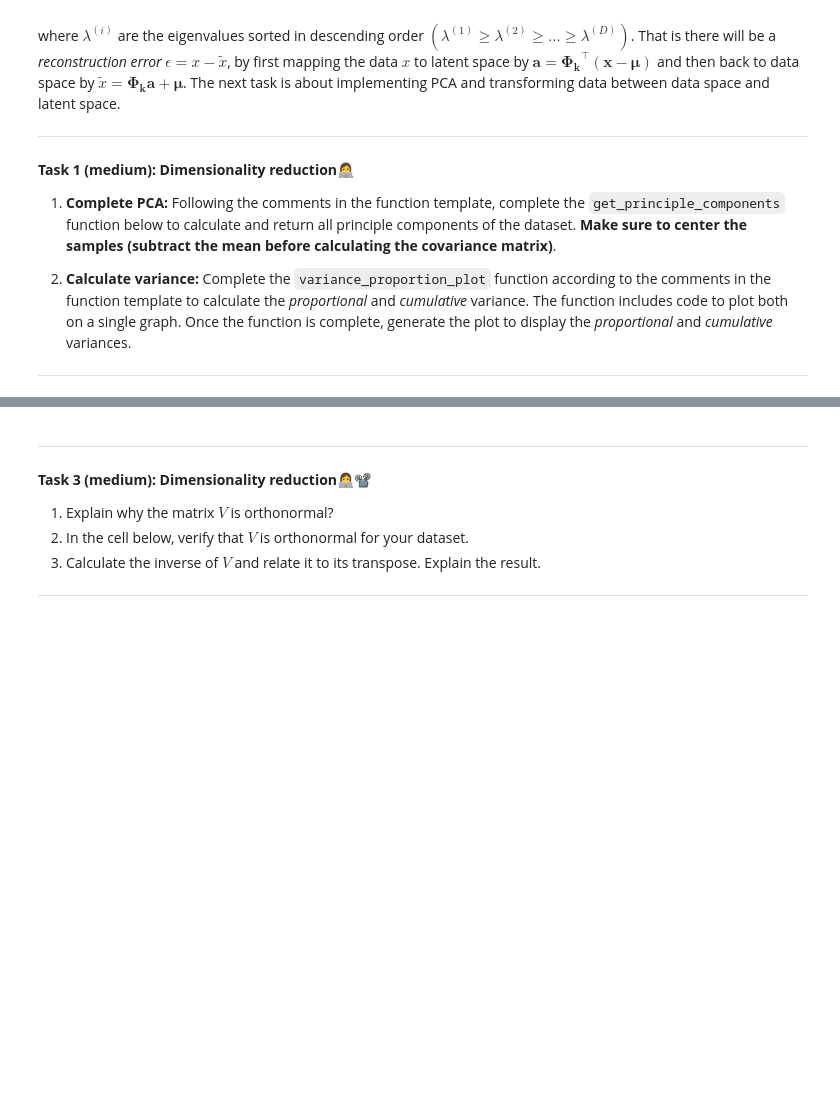
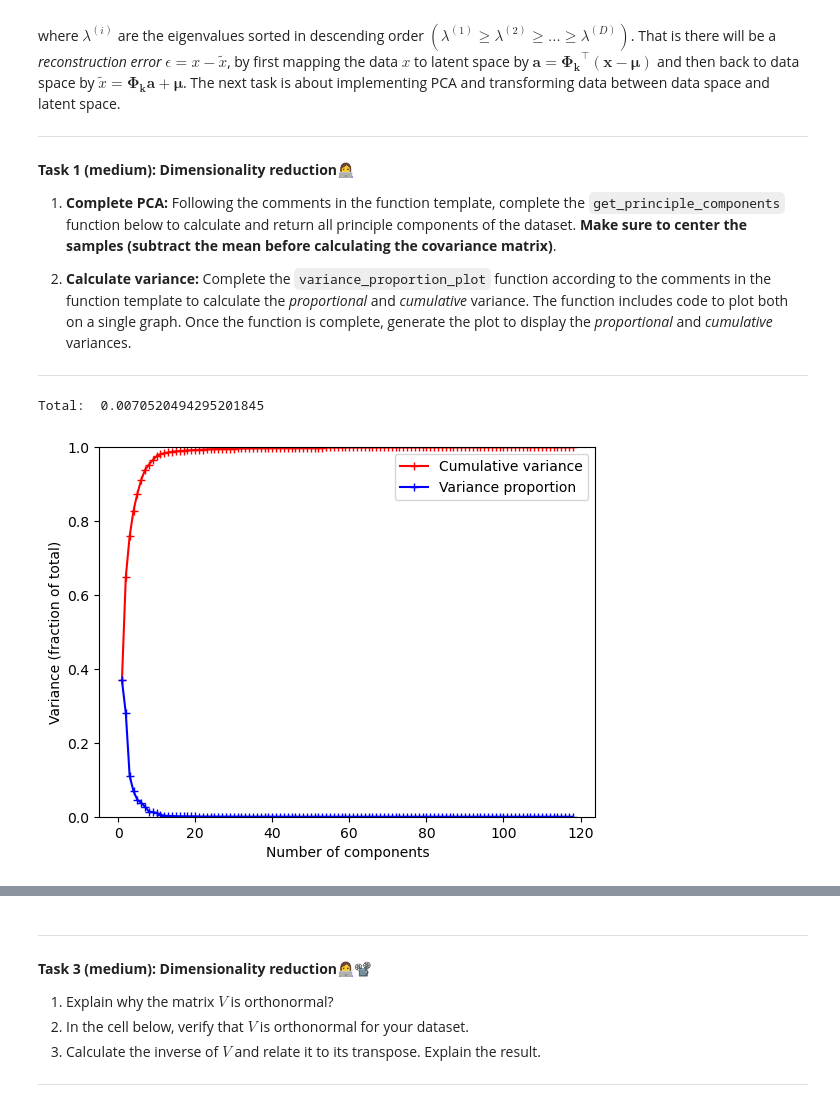
Before and after one commit to davidfeldner/iml-assignment-2, a Jupyter notebook: 01-pca_intro.ipynb, the cells around one changed output, grey strips where cells are left out. Drawn from its saved outputs; the diff is of its cells as text; code cells hidden in the pictures; blank space fills up the shorter version.

```diff
--- a/01-pca_intro.ipynb
+++ b/01-pca_intro.ipynb
@@ -144,8 +138,13 @@ def get_principle_components(X):
         vector.
     """
     # Write solutions here
-    ...
-
+    mu  = np.mean(X, axis=0)
+    X_center = X - mu
+    cov_matrix = np.cov(X_center, rowvar=True)
+    eigenvalues, eigenvectors = np.linalg.eigh(cov_matrix)
+    # Sort eigen vectors and values in descending order
+    sorted_eig = np.argsort(eigenvalues)[::-1]
+    return eigenvectors[sorted_eig], eigenvalues[sorted_eig], mu
 
 ## 2
 
@@ -161,39 +160,42 @@ def variance_proportion_plot(pc_values, max=1):
         None. Displays a plot of cumulative and individual variance proportions.
     """
     # Calculate total variance, cumulative variance, and individual variance proportions
-    total = None # write your solution here
-    cumulative = None # write your solution here
-    proportion = None # write your solution here
+    total = np.sum(pc_values) # write your solution here
+    cumulative = np.cumsum(pc_values) # write your solution here
+    proportion = cumulative/total # write your solution here
     # Individual variance proportion for each component
-    each = None # write your solution here
-
+    each = pc_values / total # write your solution here
 
     # Find the minimum number of components required to reach the desired cumulative variance
     max_idx = np.argwhere(proportion >= max - 1e-7)[0, 0]
 
     # Set the x-axis values (number of components) up to the determined threshold
     x = np.arange(1, max_idx + 1, 1)
 
     # Create the plot
     plt.figure()
     plt.xlabel('Number of components')
     plt.ylabel('Variance (fraction of total)')
 
     # Plot cumulative variance proportion and individual variance proportion
     plt.plot(x, proportion[:max_idx], 'r-+', label='Cumulative variance')
     plt.plot(x, each[:max_idx], 'b-+', label='Variance proportion')
 
     # Set the y-axis limit and add a legend
     plt.ylim(0, 1)
     plt.legend(['Cumulative variance', 'Variance proportion'])
 
     # Display the plot
     plt.show()
+    return None
 
 
 
 comp, val, mu = get_principle_components(shapes)
 variance_proportion_plot(val)
+# %% [output]
+Total:  0.0070520494295201845
+[figure, added]
 # %% [markdown]
 # PCA Exercises
 
```
Also changed, not shown: parts of 3 cells of this notebook.
